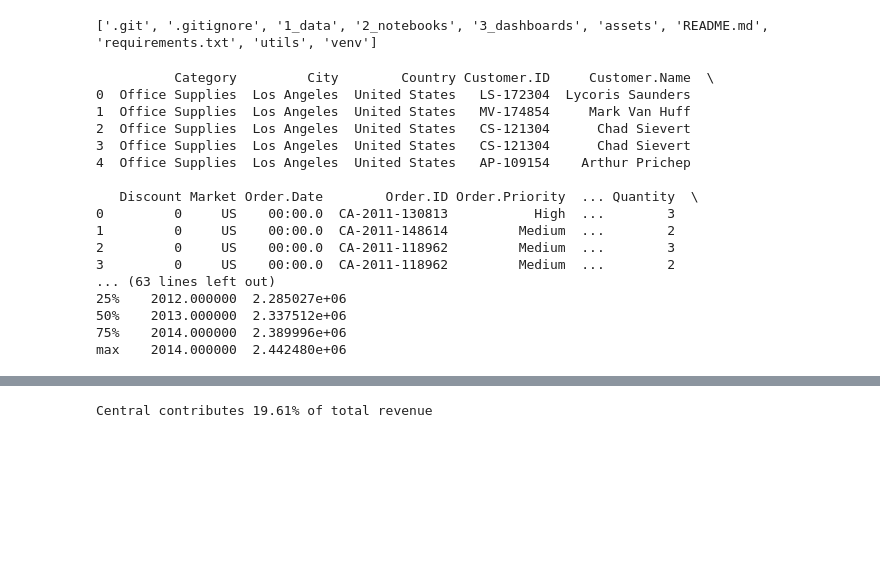
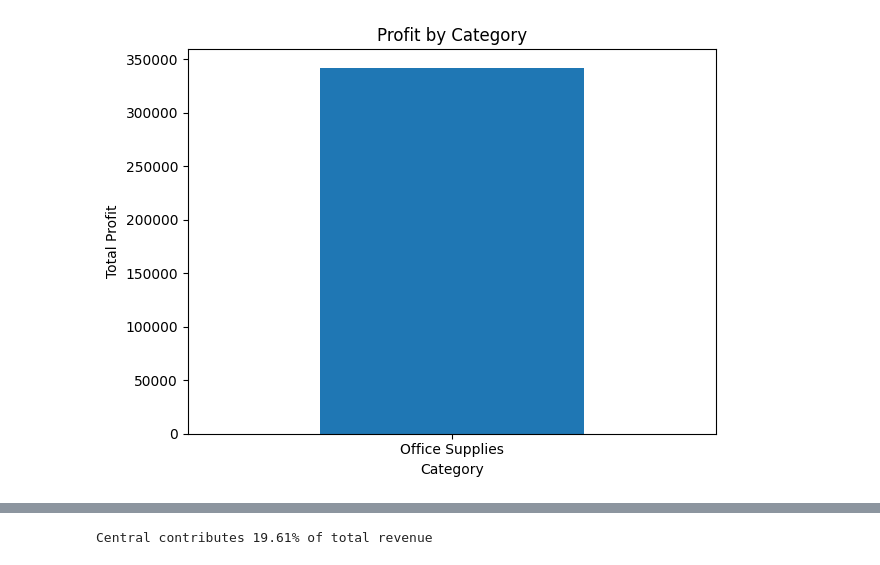
Before and after one commit to vivek31594-collab/sales-performance-dashboard, a Jupyter notebook: 2_notebooks/salesanalysis.ipynb, the cells around one changed output, grey strips where cells are left out. Saved outputs shown, nothing was run; the diff lists cells and outputs as text; code cells hidden in the pictures; blank space fills up the shorter version.

```diff
--- a/2_notebooks/salesanalysis.ipynb
+++ b/2_notebooks/salesanalysis.ipynb
@@ -23,34 +140,41 @@ print(os.listdir())
 # %%
-print(os.listdir(".."))
+# ----------------------------------------
+# 📊 Category-wise Profit Analysis
+# ----------------------------------------
+
+# Aggregate profit by category
+category_profit = df.groupby("Category")["Profit"].sum().sort_values(ascending=False)
+
+# Display result
+category_profit
+
+# ----------------------------------------
+# 📊 Visualization
+# ----------------------------------------
+
+import matplotlib.pyplot as plt
+
+plt.figure()
+category_profit.plot(kind="bar")
+plt.title("Profit by Category")
+plt.xlabel("Category")
+plt.ylabel("Total Profit")
+plt.xticks(rotation=0)
+plt.tight_layout()
+plt.show()
+
+# ----------------------------------------
+# 📌 Insight
+# ----------------------------------------
+# Technology category generates the highest profit,
+# while Office Supplies shows comparatively lower profitability.
+
+# This indicates that even if some categories generate high sales,
+# they may not contribute equally to profit.
+
+# Business Action:
+# Focus on improving margins in low-profit categories through
+# pricing optimization, cost reduction, or discount control.
 # %% [output]
-['.git', '.gitignore', '1_data', '2_notebooks', '3_dashboards', 'assets', 'README.md', 'requirements.txt', 'utils', 'venv']
+[figure, added]
-# %%
-import pandas as pd
-
-# 1. Use sep=None and engine='python' to auto-detect the format
-# 2. Use on_bad_lines='skip' to ignore rows that don't match the structure
-df = pd.read_csv("../1_data/raw/salesdata.csv", sep=None, engine='python', on_bad_lines='skip')
-
-# Display the results
-print(df.head())
-print(df.info())
-print(df.describe())
-# %% [output]
-          Category         City        Country Customer.ID     Customer.Name  \
-0  Office Supplies  Los Angeles  United States   LS-172304  Lycoris Saunders
-1  Office Supplies  Los Angeles  United States   MV-174854     Mark Van Huff
-2  Office Supplies  Los Angeles  United States   CS-121304      Chad Sievert
-3  Office Supplies  Los Angeles  United States   CS-121304      Chad Sievert
-4  Office Supplies  Los Angeles  United States   AP-109154    Arthur Prichep
-
-   Discount Market Order.Date        Order.ID Order.Priority  ... Quantity  \
-0         0     US    00:00.0  CA-2011-130813           High  ...        3
-1         0     US    00:00.0  CA-2011-148614         Medium  ...        2
-2         0     US    00:00.0  CA-2011-118962         Medium  ...        3
-3         0     US    00:00.0  CA-2011-118962         Medium  ...        2
-... (63 lines left out)
-25%    2012.000000  2.285027e+06
-50%    2013.000000  2.337512e+06
-75%    2014.000000  2.389996e+06
-max    2014.000000  2.442480e+06
 # %%
```
Also changed, not shown: parts of 19 cells of this notebook, 1 other file.
